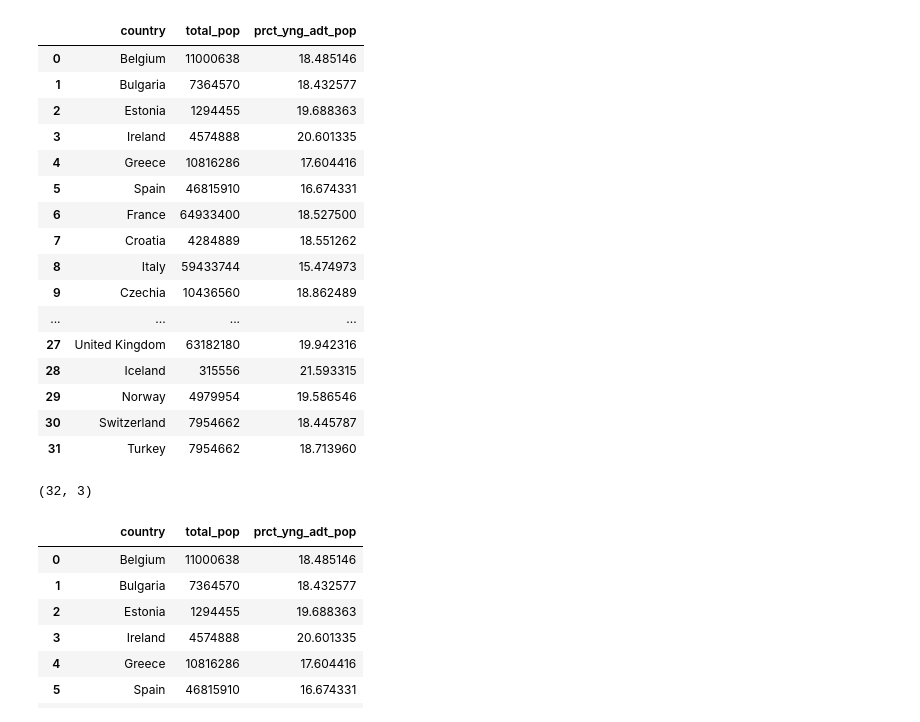
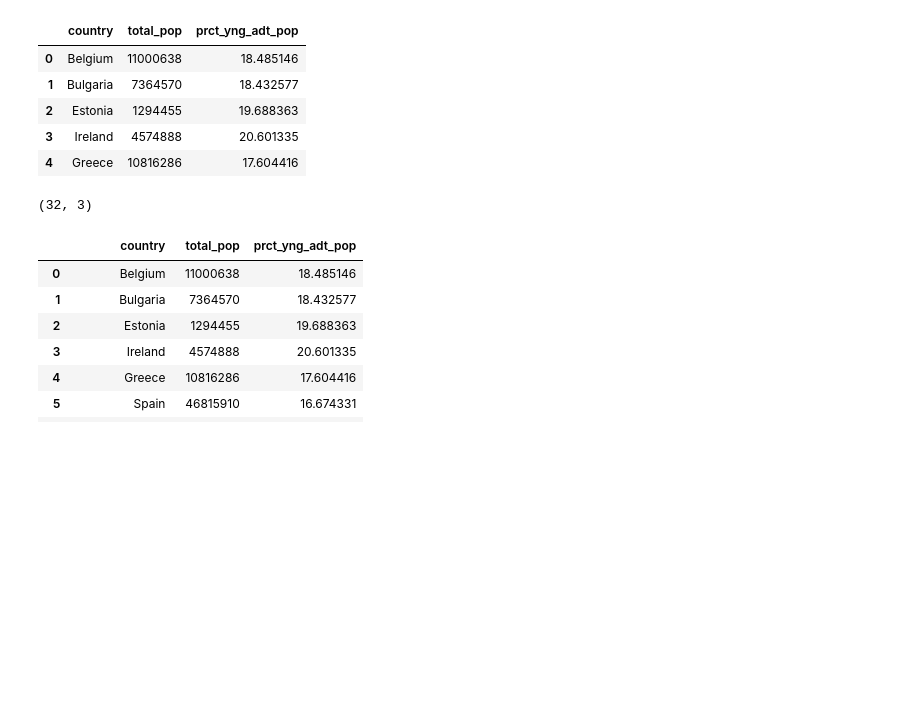
Before and after one commit to ivaben/Alcohol-Consumption---EU, a Jupyter notebook: PROJECT_alcohol_consuption.ipynb, the cells around one changed output. Cells and saved outputs as stored; diff of their text form; code cells hidden in the pictures; blank space fills up the shorter version.

```diff
--- a/PROJECT_alcohol_consuption.ipynb
+++ b/PROJECT_alcohol_consuption.ipynb
@@ -15,24 +6,16 @@ Saving population2011.csv to population2011.csv
+# %%
+# uploding first dataset
+pop_url = 'https://raw.githubusercontent.com/ivaben/Alcohol-Consumption---EU/master/population2011.csv'
 # %%
-df1 = pd.read_csv('population2011.csv')
-df1.head(32)
+df1 = pd.read_csv(pop_url)
+df1.head()
 # %% [output]
 |  | country | total_pop | prct_yng_adt_pop |
 | 0 | Belgium | 11000638 | 18.485146 |
 | 1 | Bulgaria | 7364570 | 18.432577 |
 | 2 | Estonia | 1294455 | 19.688363 |
 | 3 | Ireland | 4574888 | 20.601335 |
 | 4 | Greece | 10816286 | 17.604416 |
-| 5 | Spain | 46815910 | 16.674331 |
-| 6 | France | 64933400 | 18.527500 |
-| 7 | Croatia | 4284889 | 18.551262 |
-| 8 | Italy | 59433744 | 15.474973 |
-| 9 | Czechia | 10436560 | 18.862489 |
-| ... | ... | ... | ... |
-| 27 | United Kingdom | 63182180 | 19.942316 |
-| 28 | Iceland | 315556 | 21.593315 |
-| 29 | Norway | 4979954 | 19.586546 |
-| 30 | Switzerland | 7954662 | 18.445787 |
-| 31 | Turkey | 7954662 | 18.713960 |
 # %%
 df1.shape
 # %% [output]
```
Also changed, not shown: parts of 44 cells of this notebook.
